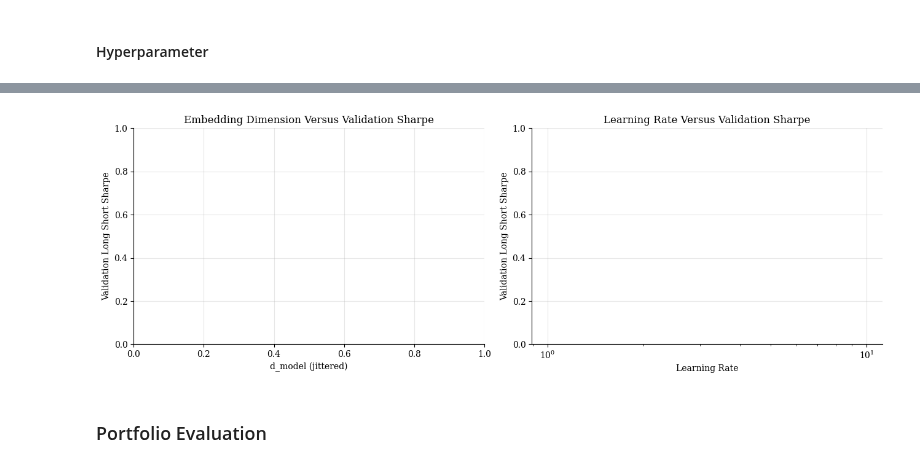
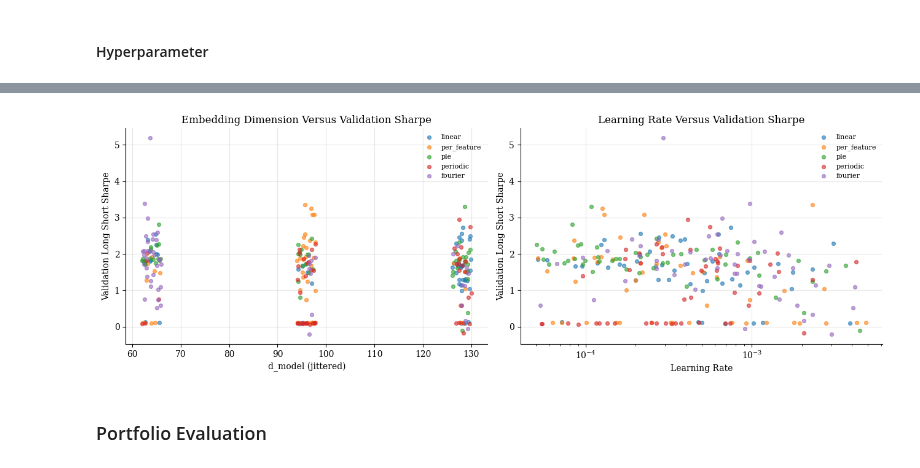
Before and after one commit to Hemasrikar/portfolio-transformers, a Jupyter notebook: summary_plots.ipynb, the cells around one changed output, grey strips where cells are left out. Saved outputs shown, nothing was run; the diff lists cells and outputs as text; code cells hidden in the pictures.

```diff
--- a/summary_plots.ipynb
+++ b/summary_plots.ipynb
@@ -14,7 +14,6 @@ plt.rcParams.update({
     'axes.spines.right': False,
     'savefig.dpi': 300,
     'savefig.bbox': 'tight',
-    'pdf.fonttype': 42,
 })
 
 ff_dir = Path('results/benchmark/ff_benchmark')
@@ -1712,7 +1674,7 @@ plt.close(fig)
 # %% [markdown]
 #### Hyperparameter
 # %%
-dppt_hpt_dir = Path('results/transformer-hpt')
+dppt_hpt_dir = Path('results/transformer/transformer-hpt')
 dppt_eval_dir = Path('results/transformer')
 dppt_hpt_plots_dir = Path('plots') / dppt_hpt_dir.name
 dppt_eval_plots_dir = Path('plots') / dppt_eval_dir.name
@@ -1859,37 +1829,40 @@ plt.close(fig)
 # coloured by encoding variant, across every sampled trial
 np.random.seed(7)
 fig, axes = plt.subplots(1, 2, figsize=(13, 4.5))
 
 for variant in dppt_variants_hpt:
     sub = dppt_all_trials[dppt_all_trials['variant'] == variant]
     sub = sub[sub['value'].notna()]
     if len(sub) == 0:
         continue
     color = dppt_color_map[variant]
     jitter = (np.random.rand(len(sub)) - 0.5) * 4
     axes[0].scatter(sub['params_d_model'].to_numpy() + jitter, sub['value'].to_numpy(), s=18, alpha=0.6, color=color, label=variant)
     axes[1].scatter(sub['params_lr'].to_numpy(), sub['value'].to_numpy(), s=18, alpha=0.6, color=color, label=variant)
 
 axes[0].set_xlabel('d_model (jittered)')
 axes[0].set_ylabel('Validation Long Short Sharpe')
 axes[0].set_title('Embedding Dimension Versus Validation Sharpe')
-axes[0].legend(frameon=False, fontsize=8)
+handles0, labels0 = axes[0].get_legend_handles_labels()
+if len(handles0) > 0:
+    axes[0].legend(frameon=False, fontsize=8)
 axes[0].grid(alpha=0.3)
 
 axes[1].set_xscale('log')
 axes[1].set_xlabel('Learning Rate')
 axes[1].set_ylabel('Validation Long Short Sharpe')
 axes[1].set_title('Learning Rate Versus Validation Sharpe')
-axes[1].legend(frameon=False, fontsize=8)
+handles1, labels1 = axes[1].get_legend_handles_labels()
+if len(handles1) > 0:
+    axes[1].legend(frameon=False, fontsize=8)
 axes[1].grid(alpha=0.3)
 
 fig.tight_layout()
-fig.savefig(dppt_hpt_plots_dir / 'dppt_hyperparameter_scatter.pdf')
 fig.savefig(dppt_hpt_plots_dir / 'dppt_hyperparameter_scatter.png')
 plt.show()
 plt.close(fig)
 # %% [output]
-[figure, old version]
+[figure, new version]
 # %% [markdown]
 ### Portfolio Evaluation
 # %%
```
Also changed, not shown: parts of 44 cells of this notebook, 49 other files.
